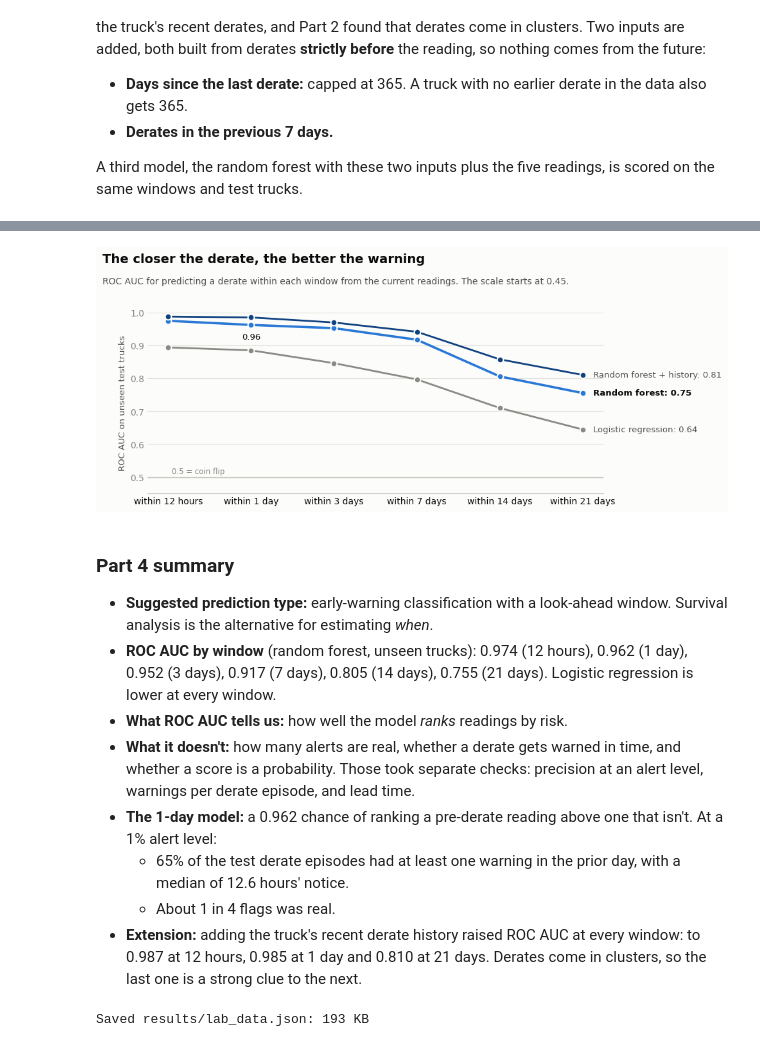
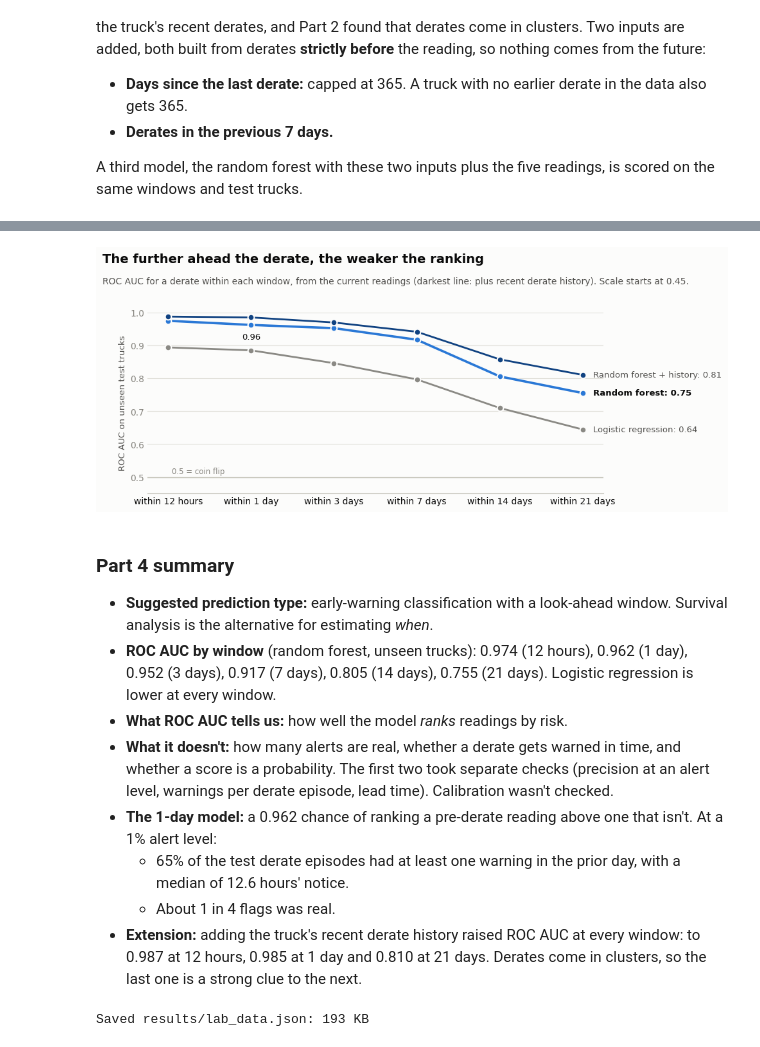
Before and after one commit to AI-for-Analytics-4/Big_NSS, a Jupyter notebook: submissions/juan_zavala/derate_prediction.ipynb, the cells around one changed output, grey strips where cells are left out. Drawn from its saved outputs; the diff is of its cells as text; code cells hidden in the pictures.

```diff
--- a/submissions/juan_zavala/derate_prediction.ipynb
+++ b/submissions/juan_zavala/derate_prediction.ipynb
@@ -512,7 +521,10 @@ Values filled in 2c: 9,815 | rows still missing Ltd values (no Ltd reading at al
 # [ME] 2d. Rows with no Ltd value at all: fill in equal increments between the truck's last and next known values.
 # interpolate() treats the rows as equally spaced, which is what "equally incremented" asks for.
 no_ltd = work[LTD].isna().all(axis=1)
+before_2d = work[LTD].copy()
 work[LTD] = work.groupby('EquipmentID')[LTD].transform(lambda col: col.interpolate(method='linear', limit_area='inside'))
+for col in LTD:
+    assert (work.loc[before_2d[col].notna(), col] == before_2d.loc[before_2d[col].notna(), col]).all(), col
 filled_2d = int((no_ltd & work[LTD].notna().all(axis=1)).sum())
 edge = work[LTD].isna().any(axis=1)
 print(f'Rows with no Ltd value: {int(no_ltd.sum())} | filled by interpolation: {filled_2d} | '
@@ -1168,40 +1192,40 @@ horizons[['share that derate within the window', 'ROC AUC, logistic regression',
 # %%
 # [CLAUDE] ROC AUC by window for the three models
 labels = list(HORIZONS)
 for col in ['ROC AUC, logistic regression', 'ROC AUC, random forest', 'ROC AUC, random forest + history']:
-    assert horizons[col].is_monotonic_decreasing, col      # the title below says the warning weakens with distance
+    assert horizons[col].is_monotonic_decreasing, col      # the title below says the ranking weakens with distance
 fig, ax = plt.subplots(figsize=(10, 4.4), dpi=100)
 fig.subplots_adjust(left=0.08, right=0.79, top=0.76, bottom=0.12)
 tidy(ax, grid='y')
 for col, color, width, label in [('ROC AUC, logistic regression', LR_COLOR, 2.0, 'Logistic regression'),
                                  ('ROC AUC, random forest', RF_COLOR, 2.6, 'Random forest'),
                                  ('ROC AUC, random forest + history', RF_HISTORY_COLOR, 2.0, 'Random forest + history')]:
     values = horizons[col].to_numpy()
     ax.plot(range(len(labels)), values, color=color, linewidth=width, solid_joinstyle='round', solid_capstyle='round')
     ax.plot(range(len(labels)), values, 'o', color=color, markersize=7, markeredgecolor=SURFACE, markeredgewidth=1.5, zorder=3)
     ax.annotate(f'{label}: {values[-1]:.2f}', (len(labels) - 1, values[-1]), xytext=(12, 0), textcoords='offset points', va='center',
                 fontsize=9.5, color=INK if 'forest' in col and 'history' not in col else INK2, fontweight='bold' if col == 'ROC AUC, random forest' else 'normal')
 day_i = labels.index('1 day')
 ax.annotate(f"{horizons.loc['1 day', 'ROC AUC, random forest']:.2f}", (day_i, horizons.loc['1 day', 'ROC AUC, random forest']),
             xytext=(0, -16), textcoords='offset points', ha='center', fontsize=9.5, color=INK)
 ax.axhline(0.5, color=BASE, linewidth=1)
 ax.annotate('0.5 = coin flip', (0, 0.5), xytext=(4, 4), textcoords='offset points', fontsize=8.5, color=MUTED)
 ax.set_xticks(range(len(labels))); ax.set_xticklabels([f'within {l}' for l in labels], color=INK)
 ax.set_ylim(0.45, 1.0); ax.set_ylabel('ROC AUC on unseen test trucks', fontsize=9.5)
-fig.text(0.01, 0.97, 'The closer the derate, the better the warning', fontsize=14, fontweight='bold', va='top')
-fig.text(0.01, 0.885, 'ROC AUC for predicting a derate within each window from the current readings. The scale starts at 0.45.',
+fig.text(0.01, 0.97, 'The further ahead the derate, the weaker the ranking', fontsize=14, fontweight='bold', va='top')
+fig.text(0.01, 0.885, 'ROC AUC for a derate within each window, from the current readings (darkest line: plus recent derate history). Scale starts at 0.45.',
          fontsize=10, color=INK2, va='top')
 fig.savefig('images/auc_by_horizon.png', dpi=200)
 plt.show()
 # %% [output]
-[figure, old version]
+[figure, new version]
 # %% [markdown]
 ### Part 4 summary
 
 * **Suggested prediction type:** early-warning classification with a look-ahead window. Survival analysis is the alternative for estimating *when*.
 * **ROC AUC by window** (random forest, unseen trucks): 0.974 (12 hours), 0.962 (1 day), 0.952 (3 days), 0.917 (7 days), 0.805 (14 days), 0.755 (21 days). Logistic regression is lower at every window.
 * **What ROC AUC tells us:** how well the model *ranks* readings by risk.
-* **What it doesn't:** how many alerts are real, whether a derate gets warned in time, and whether a score is a probability. Those took separate checks: precision at an alert level, warnings per derate episode, and lead time.
+* **What it doesn't:** how many alerts are real, whether a derate gets warned in time, and whether a score is a probability. The first two took separate checks (precision at an alert level, warnings per derate episode, lead time). Calibration wasn't checked.
 * **The 1-day model:** a 0.962 chance of ranking a pre-derate reading above one that isn't. At a 1% alert level:
   * 65% of the test derate episodes had at least one warning in the prior day, with a median of 12.6 hours' notice.
   * About 1 in 4 flags was real.
```
Also changed, not shown: parts of 16 cells of this notebook, 5 other files.
